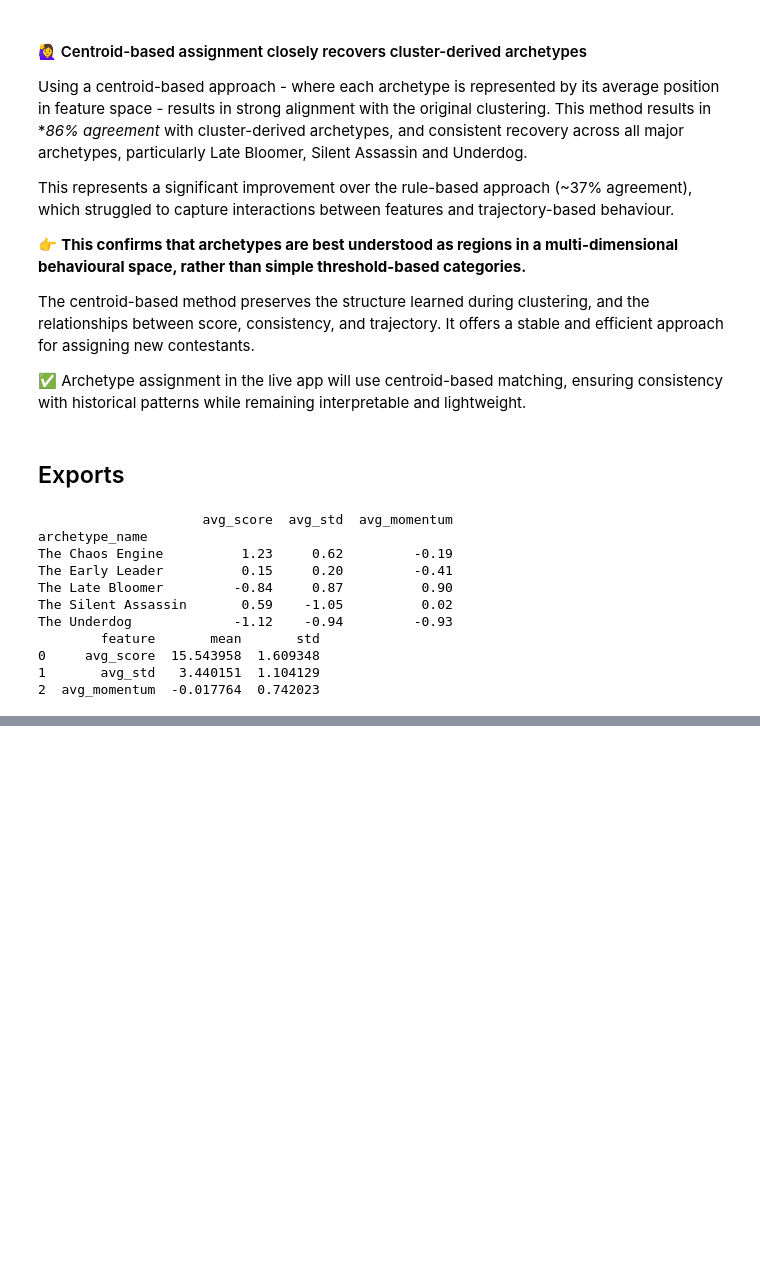
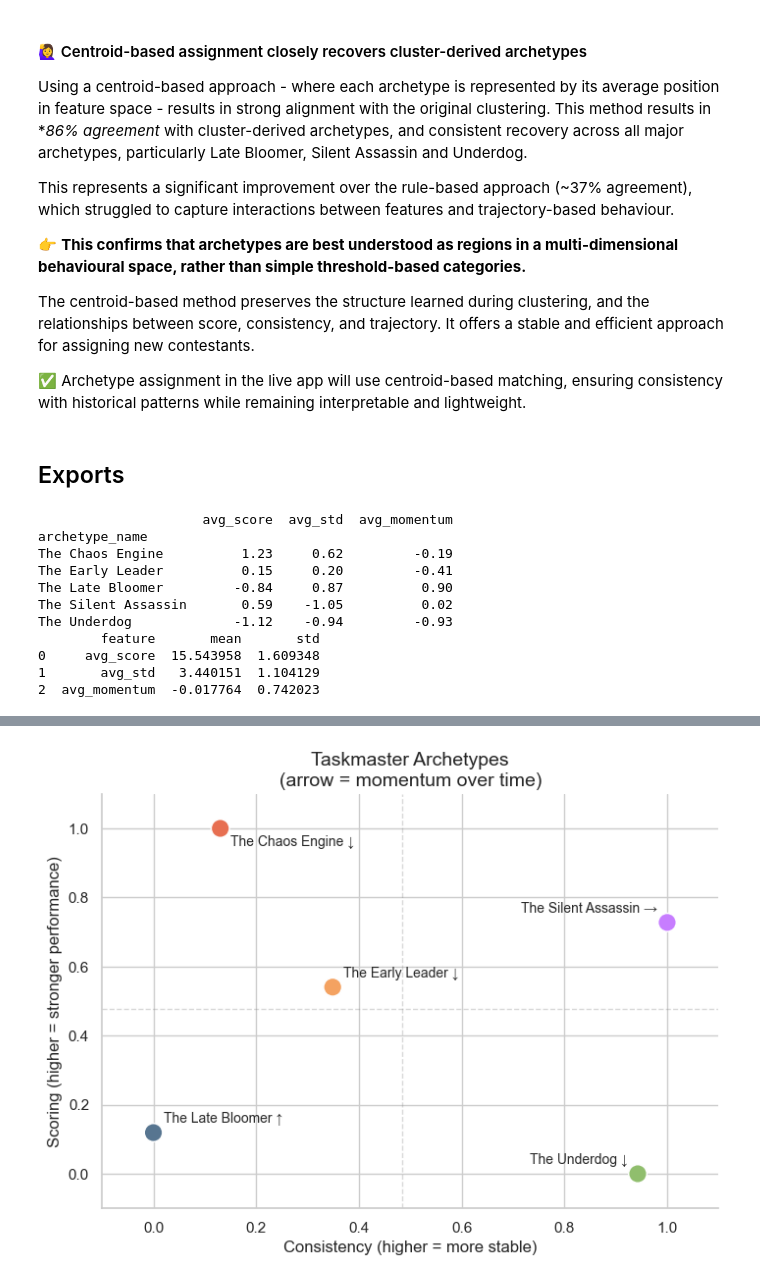
Before and after one commit to keira-p/tasklab, a Jupyter notebook: notebooks/02_archetypes.ipynb, the cells around one changed output, grey strips where cells are left out. Saved outputs shown, nothing was run; the diff lists cells and outputs as text; code cells hidden in the pictures; blank space fills up the shorter version.

```diff
--- a/notebooks/02_archetypes.ipynb
+++ b/notebooks/02_archetypes.ipynb
@@ -917,0 +954,84 @@ The Underdog             -1.12    -0.94         -0.93
+# %%
+import seaborn as sns
+import matplotlib.pyplot as plt
+
+archetype_palette = {
+    "The Chaos Engine": "#e76f51",
+    "The Silent Assassin": "#c77dff",
+    "The Late Bloomer": "#577590",
+    "The Early Leader": "#f4a261",
+    "The Underdog": "#90be6d",
+}
+
+# Plot
+sns.set_theme(style="whitegrid")
+fig, ax = plt.subplots(figsize=(7.5, 5.8))
+
+sns.scatterplot(
+    data=centroids_chart,
+    x="consistency_scaled",
+    y="scoring_scaled",
+    hue="archetype_name",
+    palette=archetype_palette,
+    s=180,
+    legend=False,
+    ax=ax
+)
+
+# Add quadrant guide lines
+ax.axhline(
+    centroids_chart["scoring_scaled"].mean(),
+    linestyle="--",
+    linewidth=1,
+    alpha=0.3,
+    color="gray"
+)
+ax.axvline(
+    centroids_chart["consistency_scaled"].mean(),
+    linestyle="--",
+    linewidth=1,
+    alpha=0.3,
+    color="gray"
+)
+
+# Manual label offsets to reduce crowding
+for _, row in centroids_chart.iterrows():
+    x = row["consistency_scaled"]
+    y = row["scoring_scaled"]
+
+    # smart alignment based on position
+    ha = "left" if x < 0.75 else "right"
+    va = "bottom" if y < 0.85 else "top"
+
+    ax.text(
+        x + (0.02 if ha == "left" else -0.02),
+        y + (0.02 if va == "bottom" else -0.02),
+        f"{row['archetype_name']} {momentum_arrow(row['avg_momentum'])}",
+        fontsize=10,
+        ha=ha,
+        va=va
+    )
+
+# Titles and labels
+ax.set_title("Taskmaster Archetypes\n(arrow = momentum over time)", fontsize=14)
+ax.set_xlabel("Consistency (higher = more stable)")
+ax.set_ylabel("Scoring (higher = stronger performance)")
+
+# Padding around edges
+ax.set_xlim(-0.1, 1.1)
+ax.set_ylim(-0.1, 1.1)
+
+sns.despine()
+plt.tight_layout(pad=2)
+
+plt.tight_layout(pad=2)
+
+plt.savefig(
+    "archetypes_map.png",
+    dpi=300,
+    bbox_inches="tight"
+)
+
+plt.show()
+# %% [output]
+[figure, added]
```
Also changed, not shown: parts of 5 cells of this notebook, 5 other files.
